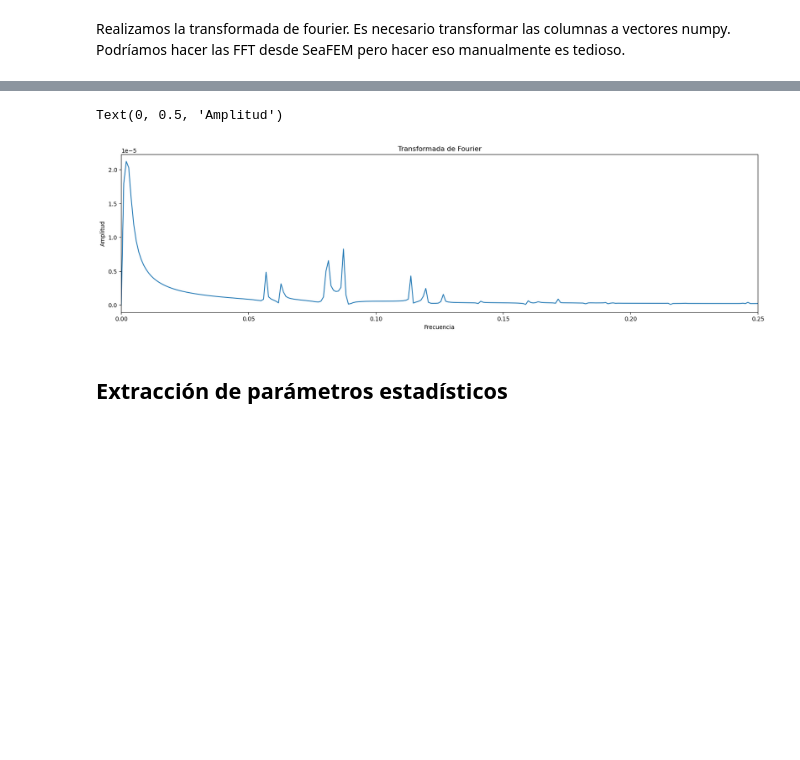
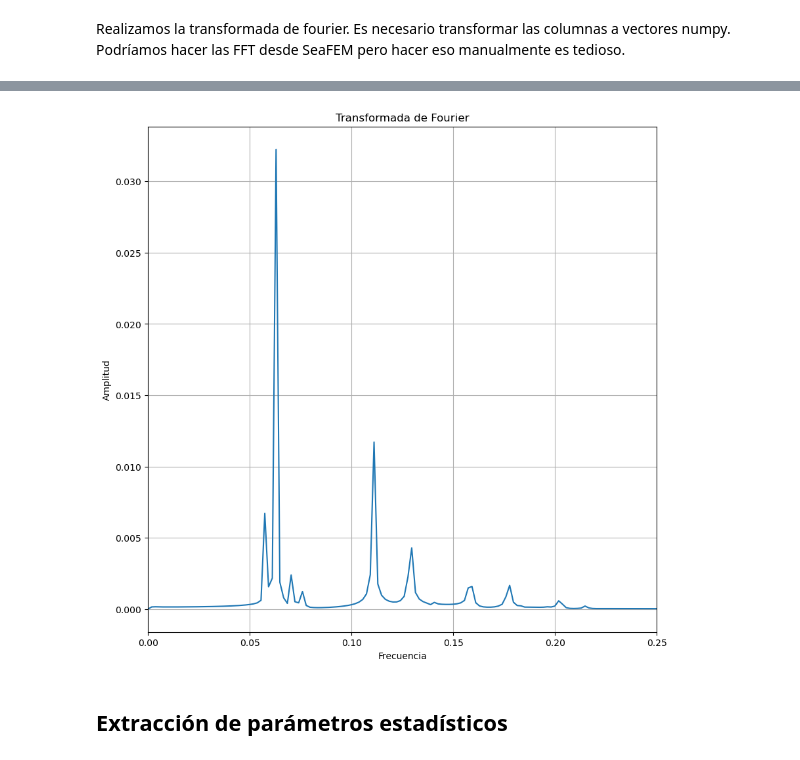
Before and after one commit to arturodmor/Mooring_anomaly_detector, a Jupyter notebook: notebooks/crear_df.ipynb, the cells around one changed output, grey strips where cells are left out. Drawn from its saved outputs; the diff is of its cells as text; code cells hidden in the pictures; blank space fills up the shorter version.

```diff
--- a/notebooks/crear_df.ipynb
+++ b/notebooks/crear_df.ipynb
@@ -17,7 +18,7 @@ with open(res_path,'rb') as res:
     res_data = res.read().decode('utf-8', errors='ignore')
 # %%
 # Escribimos la información del .res en un .txt
-txt_path = os.path.join(path,'oc4__Hs1__Tp2__dir1__1.txt')
+txt_path = os.path.join(path,'oc4__Hs1__Tp2__dir1__2.txt')
 
 with open(txt_path, 'w', encoding='utf-8') as txt_file:
     txt_file.write(res_data)
@@ -69,7 +70,7 @@ df
 # %% [markdown]
 Realizamos la transformada de fourier. Es necesario transformar las columnas a vectores numpy. Podríamos hacer las FFT desde SeaFEM pero hacer eso manualmente es tedioso.
 # %%
-mov = df['Surge'].to_numpy()
+mov = df['Heave'].to_numpy()
 time = df['time[s]'].to_numpy()
 # %%
 mov
@@ -88,5 +89,5 @@ Text(0, 0.5, 'Amplitud')
 # %%
-fft_mov = fft(mov,norm="forward")
+fft_mov = fft(mov)
 
 N=len(fft_mov)
 fft_freq = fftfreq(N,0.1)[:N//2]
@@ -104,5 +105,5 @@ array([ 5.20229983e-16-0.j        , -9.13028205e-02+0.00987051j,
 # %%
-amplitudes = 2.0/N * np.abs(fft_mov[0:N//2])
+amplitudes = 1/N* np.abs(fft_mov[0:N//2])
 # %%
 amplitudes
 # %% [output]
@@ -111,13 +112,13 @@ array([1.01995879e-19, 1.80050598e-05, 2.12195968e-05, ...,
 # %%
-plt.figure(figsize=(20, 5))
+plt.figure(figsize=(10, 10))
 plt.plot(fft_freq, amplitudes)
 plt.title('Transformada de Fourier')
 plt.xlim(0,0.25)
 plt.xlabel('Frecuencia')
 plt.ylabel('Amplitud')
+plt.grid()
 # %% [output]
-Text(0, 0.5, 'Amplitud')
-[figure, old version]
+[figure, new version]
 # %%
 """fig, [espectro_scipy,espectro_numpy]=plt.subplots(nrows=2, ncols=1)
 espectro_scipy.plot(fft_freq, amplitudes)
```
Also changed, not shown: parts of 14 cells of this notebook, 4 other files.
